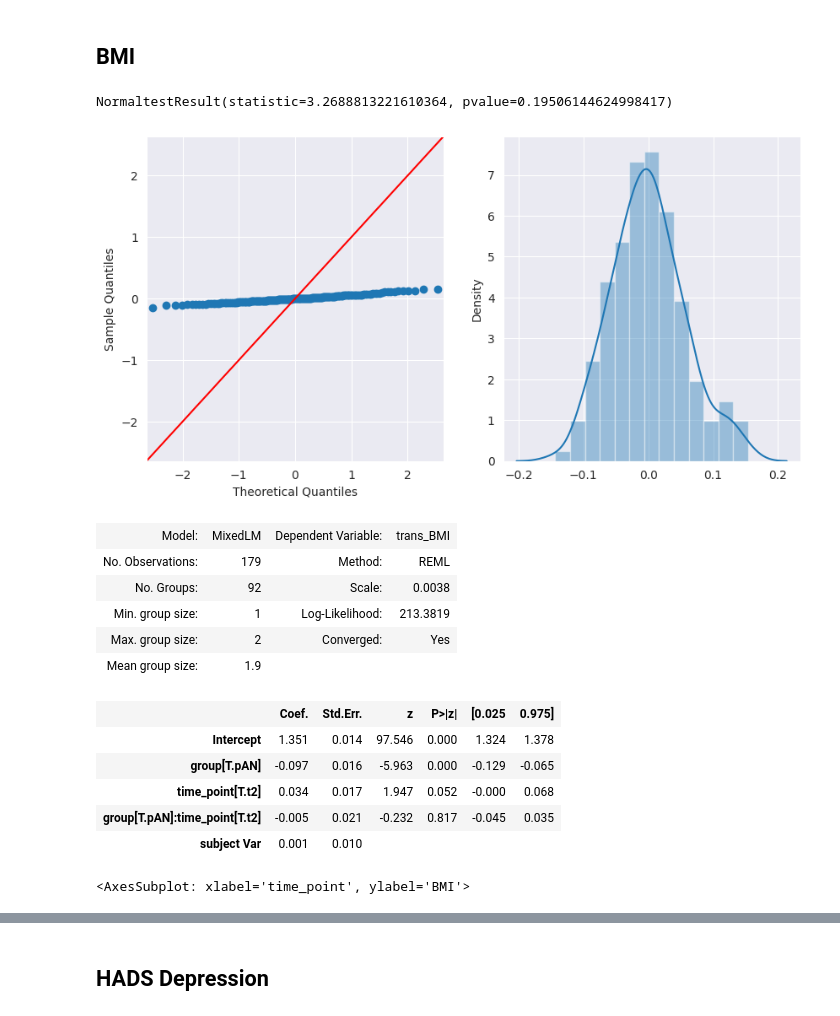
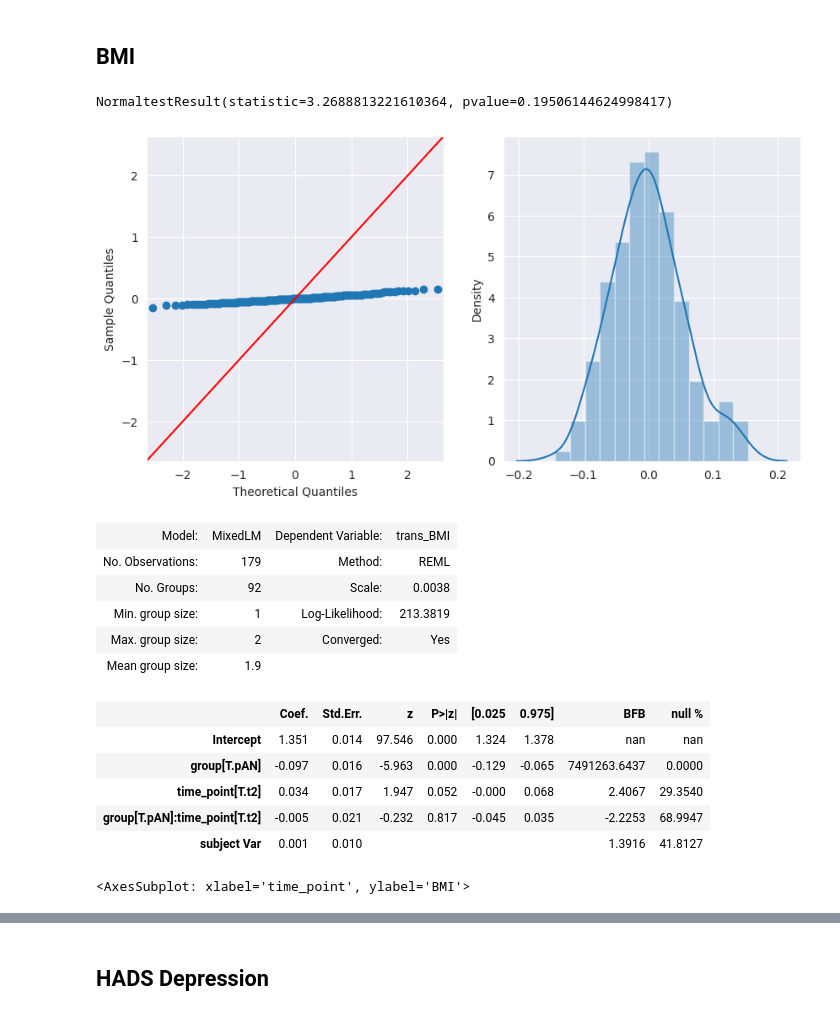
Before and after one commit to WMDA/socio-emotion-cognition, a Jupyter notebook: behavioural/patient_demographics.ipynb, the cells around one changed output, grey strips where cells are left out. Saved outputs shown, nothing was run; the diff lists cells and outputs as text; code cells hidden in the pictures.

Commit message:
updated behavioural data so can get bayes factor from lmm and get ados means

```diff
--- a/behavioural/patient_demographics.ipynb
+++ b/behavioural/patient_demographics.ipynb
@@ -83,43 +84,43 @@ NormaltestResult(statistic=3.6373812637347958, pvalue=0.16223804124156638)
 ## BMI
 # %%
 measures['BMI']['trans_BMI'] = np.log10(measures['BMI']['BMI'])
-lmm_models['BMI'] = smf.mixedlm(f'trans_BMI ~ group + time_point + group:time_point', groups='subject', data=measures['BMI'].dropna()).fit()#cov_pen=sandwich_covariance)
+lmm_models['BMI'] = smf.mixedlm(f'trans_BMI ~ group + time_point + group:time_point', groups='subject', data=measures['BMI'].dropna()).fit()
 display(stats.normaltest(lmm_models['BMI'].resid))
 fig, ax = plt.subplots(1, 2,figsize=(10, 5))
 fig = sm.qqplot(lmm_models['BMI'].resid, line='45', ax=ax[0])
 sns.distplot(lmm_models['BMI'].resid, ax=ax[1])
 plt.show()
-display(lmm_models['BMI'].summary())
+display(summary_results(lmm_models['BMI']))
 pt.RainCloud(
             x="time_point",
             y='BMI',
             hue="group",
             data=measures['BMI'],
             palette='Accent_r',
             alpha=.65,
             dodge=True,
             scale="area",
             width_viol=.5,
             jitter=0,
             pointplot = True,
             bw=.3,
 
              )
 # %% [output]
 NormaltestResult(statistic=3.2688813221610364, pvalue=0.19506144624998417)
 [figure]
 | Model: | MixedLM | Dependent Variable: | trans_BMI |
 | No. Observations: | 179 | Method: | REML |
 | No. Groups: | 92 | Scale: | 0.0038 |
 | Min. group size: | 1 | Log-Likelihood: | 213.3819 |
 | Max. group size: | 2 | Converged: | Yes |
 | Mean group size: | 1.9 |  |  |
-|  | Coef. | Std.Err. | z | P>|z| | [0.025 | 0.975] |
-| Intercept | 1.351 | 0.014 | 97.546 | 0.000 | 1.324 | 1.378 |
-| group[T.pAN] | -0.097 | 0.016 | -5.963 | 0.000 | -0.129 | -0.065 |
-| time_point[T.t2] | 0.034 | 0.017 | 1.947 | 0.052 | -0.000 | 0.068 |
-| group[T.pAN]:time_point[T.t2] | -0.005 | 0.021 | -0.232 | 0.817 | -0.045 | 0.035 |
-| subject Var | 0.001 | 0.010 |  |  |  |  |
+|  | Coef. | Std.Err. | z | P>|z| | [0.025 | 0.975] | BFB | null % |
+| Intercept | 1.351 | 0.014 | 97.546 | 0.000 | 1.324 | 1.378 | nan | nan |
+| group[T.pAN] | -0.097 | 0.016 | -5.963 | 0.000 | -0.129 | -0.065 | 7491263.6437 | 0.0000 |
+| time_point[T.t2] | 0.034 | 0.017 | 1.947 | 0.052 | -0.000 | 0.068 | 2.4067 | 29.3540 |
+| group[T.pAN]:time_point[T.t2] | -0.005 | 0.021 | -0.232 | 0.817 | -0.045 | 0.035 | -2.2253 | 68.9947 |
+| subject Var | 0.001 | 0.010 |  |  |  |  | 1.3916 | 41.8127 |
 <AxesSubplot: xlabel='time_point', ylabel='BMI'>
 [figure]
 # %% [markdown]
```
Also changed, not shown: parts of 12 cells of this notebook, 2 other files.
